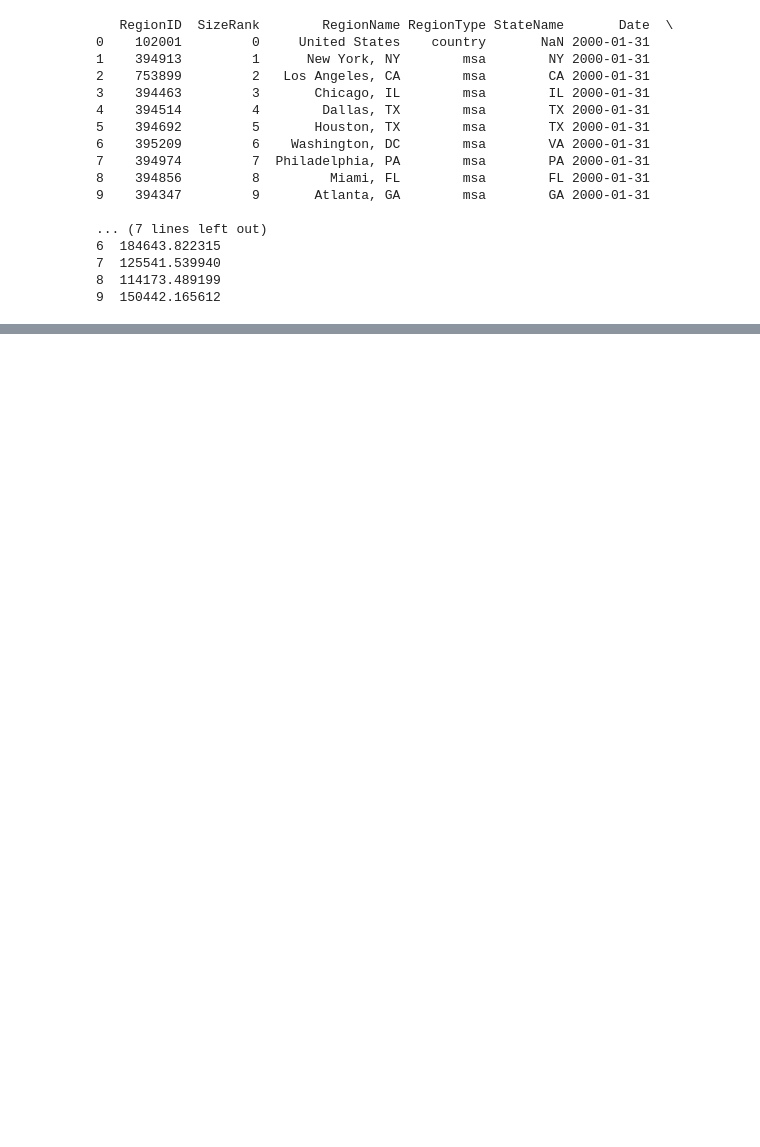
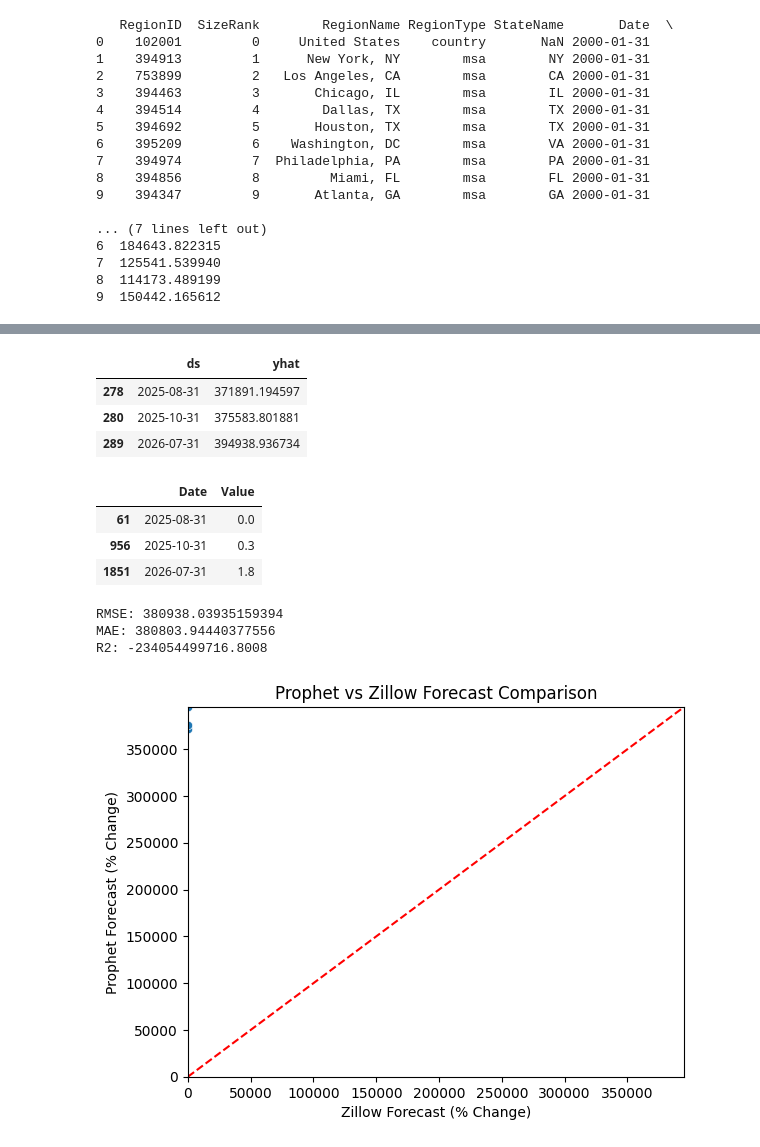
Before and after one commit to manivardhan-k/Rental-Price-Estimator, a Jupyter notebook: data_zillow.ipynb, the cells around one changed output, grey strips where cells are left out. Cells and saved outputs as stored; diff of their text form; code cells hidden in the pictures; blank space fills up the shorter version.

```diff
--- a/data_zillow.ipynb
+++ b/data_zillow.ipynb
@@ -182,0 +211,59 @@ show_plots(region_input_value)
+# %%
+zillow_region = zillow_pred_long[zillow_pred_long["RegionName"] == region_input_value][["Date", "Value"]]
+# %%
+next_temp = next_12_months[next_12_months['ds'].isin(["2025-08-31","2025-10-31","2026-07-31"])].iloc[:,:2]
+# next_temp['perc_change'] = (next_temp['yhat'] - ref_val) / ref_val
+next_temp
+# %% [output]
+|  | ds | yhat |
+| 278 | 2025-08-31 | 371891.194597 |
+| 280 | 2025-10-31 | 375583.801881 |
+| 289 | 2026-07-31 | 394938.936734 |
+# %%
+zillow_region
+# %% [output]
+|  | Date | Value |
+| 61 | 2025-08-31 | 0.0 |
+| 956 | 2025-10-31 | 0.3 |
+| 1851 | 2026-07-31 | 1.8 |
+# %%
+# Step 1: Compute percent change from last known value
+ref_val = historical_df['Value'].iloc[-1]
+next_temp['perc_change'] = (next_temp['yhat'] - ref_val) / ref_val * 100
+
+# Step 2: Align column names for merging
+next_temp_renamed = next_temp.rename(columns={'ds': 'Date', 'yhat': 'Prophet_pred'})
+
+# Step 3: Merge with Zillow values
+merged = pd.merge(
+    next_temp_renamed[['Date', 'Prophet_pred', 'perc_change']],
+    zillow_region[['Date', 'Value']],
+    on='Date',
+    how='inner'
+)
+# %%
+y_true = merged["Value"].values   # Zillow forecast (% change)
+y_pred = merged["Prophet_pred"].values   # Prophet forecast (% change)
+
+rmse = (root_mean_squared_error(y_true, y_pred))
+mae = mean_absolute_error(y_true, y_pred)
+r2 = r2_score(y_true, y_pred)
+
+print("RMSE:", rmse)
+print("MAE:", mae)
+print("R2:", r2)
+# %% [output]
+RMSE: 380938.03935159394
+MAE: 380803.94440377556
+R2: -234054499716.8008
+# %%
+sns.scatterplot(x=y_true, y=y_pred)
+plt.xlabel("Zillow Forecast (% Change)")
+plt.ylabel("Prophet Forecast (% Change)")
+plt.title("Prophet vs Zillow Forecast Comparison")
+plt.axline((0,0), slope=1, color="red", linestyle="--")  # 45° line
+plt.xlim(min(y_true.min(), y_pred.min()) - 1, max(y_true.max(), y_pred.max()) + 1)
+plt.ylim(min(y_true.min(), y_pred.min()) - 1, max(y_true.max(), y_pred.max()) + 1)
+plt.show()
+# %% [output]
+[figure, added]
```
Also changed, not shown: parts of 16 cells of this notebook, 12 other files.
